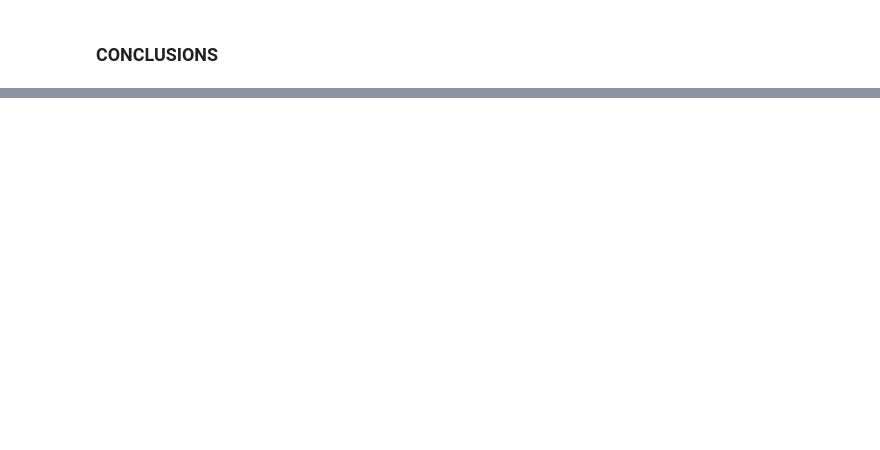
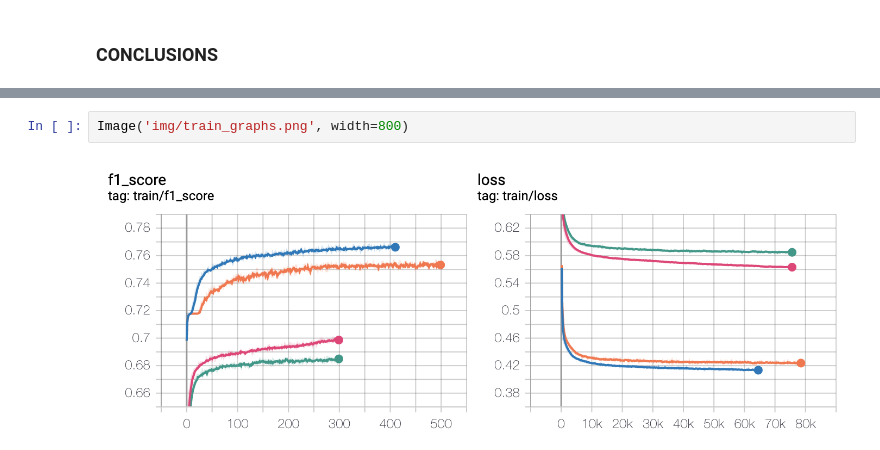
Before and after one commit to paulagd/edreams_test, a Jupyter notebook: edreams_test.ipynb, the cells around one changed output, grey strips where cells are left out. Drawn from its saved outputs; the diff is of its cells as text; blank space fills up the shorter version.

```diff
--- a/edreams_test.ipynb
+++ b/edreams_test.ipynb
@@ -480,0 +496,4 @@ Normalized confusion matrix
+# %%
+Image('img/train_graphs.png', width=800)
+# %% [output]
+[figure, added]
```
Also changed, not shown: parts of 28 cells of this notebook, 6 other files.
